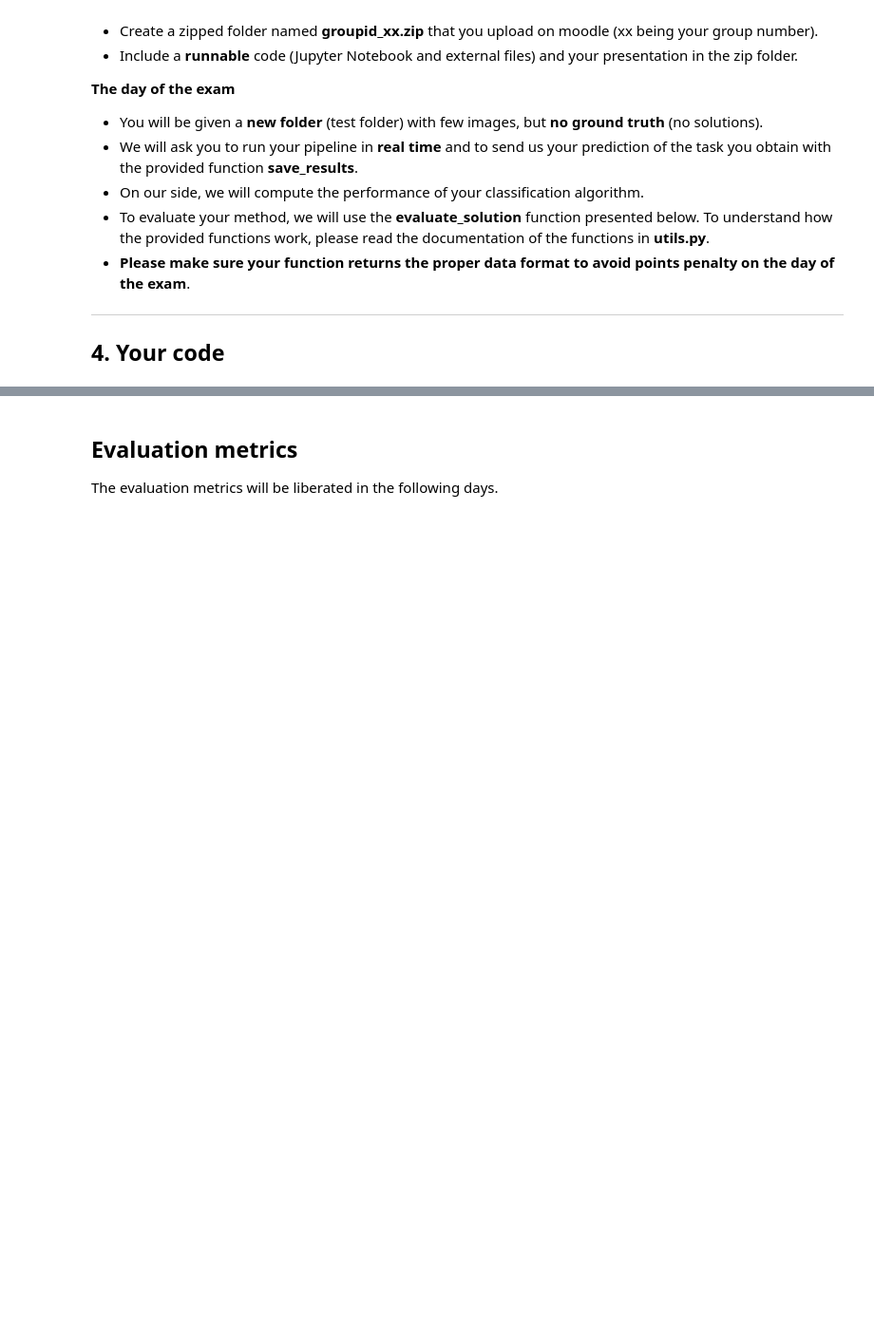
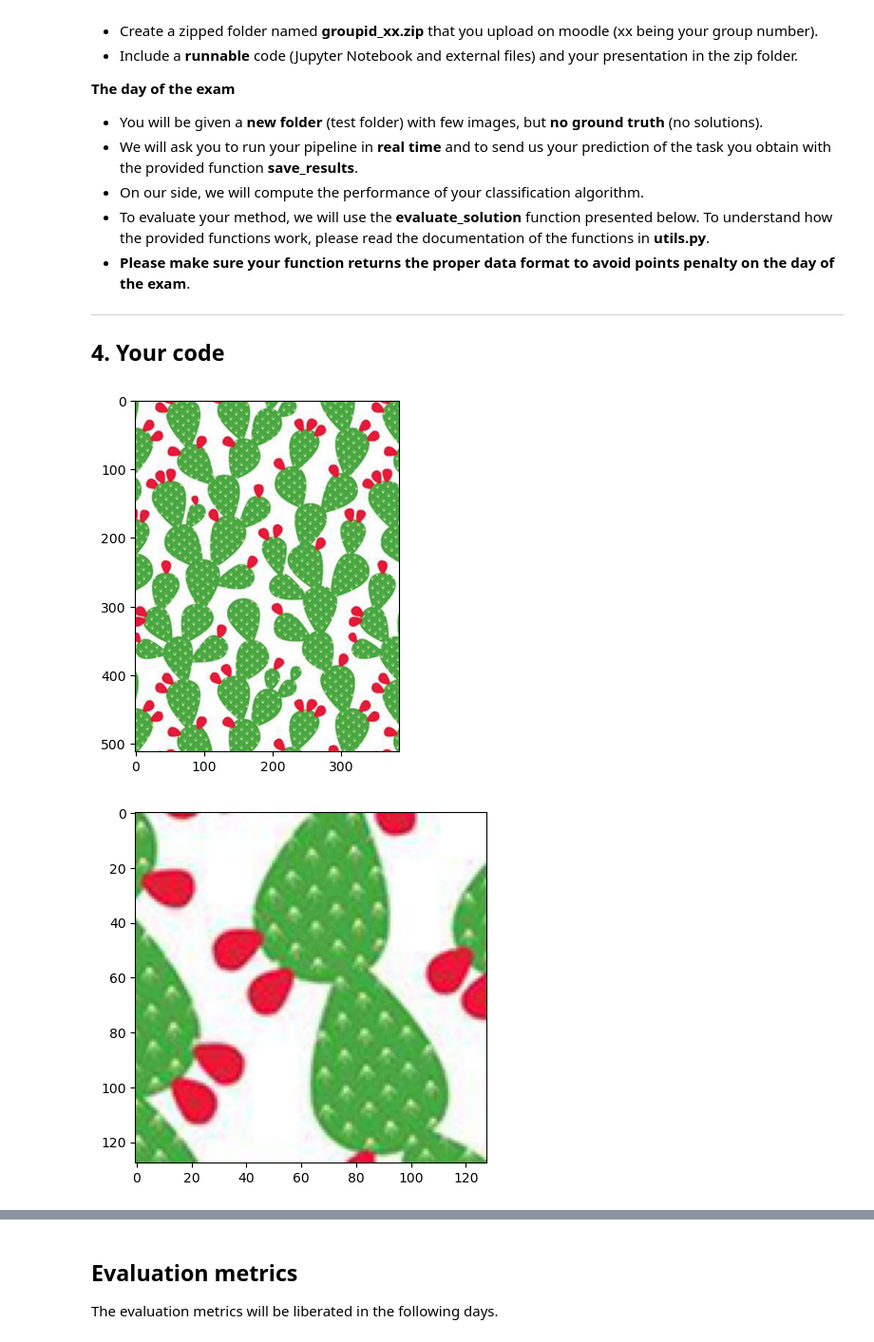
Before and after one commit to LTS5/iapr, a Jupyter notebook: project/project.ipynb, the cells around one changed output, grey strips where cells are left out. Shown at 95% size. Saved outputs shown, nothing was run; the diff lists cells and outputs as text; code cells hidden in the pictures; blank space fills up the shorter version.

```diff
--- a/project/project.ipynb
+++ b/project/project.ipynb
@@ -243,3 +243,17 @@ for i in games_id :
     print("solving " , i)
     # Saving results
     solve_and_export_puzzles_image(6 , group_id = group_id)
+# %%
+from utils import *
+import skimage
+import matplotlib.pyplot as plt
+
+solved_puzzle = skimage.io.imread('data_project/train2_solutions/solution_02_01.png')
+plt.imshow(solved_puzzle)
+plt.show()
+
+
+image_list = split_image(solved_puzzle)
+# %% [output]
+[figure, added]
+[figure, added]
```
Also changed, not shown: parts of 1 cell of this notebook, 1 other file.
